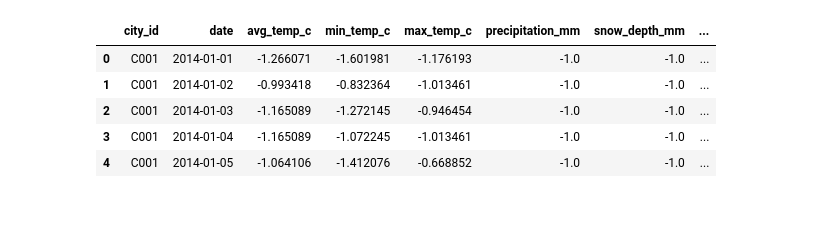
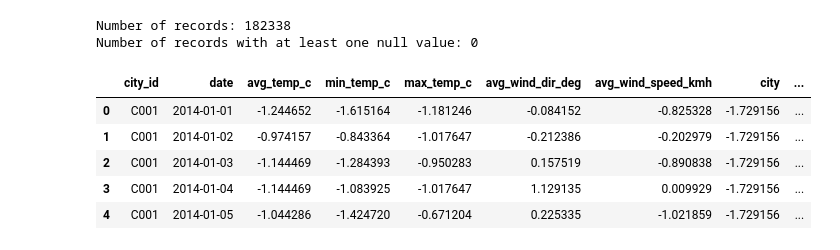
Before and after one commit to Team-Optima/predicta-predication, a Jupyter notebook: models/torch-lstm-1.ipynb, the cells around one changed output. Drawn from its saved outputs; the diff is of its cells as text; code cells hidden in the pictures; blank space fills up the shorter version.

```diff
--- a/models/torch-lstm-1.ipynb
+++ b/models/torch-lstm-1.ipynb
@@ -8,5 +14,5 @@ from torch.utils.data import DataLoader, TensorDataset
 # %%
-data = pd.read_csv('./../derived_data_csv/new_features_added_min.csv')
+data = pd.read_csv('drive/MyDrive/Code/derived_data_csv/new_features_added_filled_nearest_neigb_min.csv')
 # %%
 data.columns
 # %% [output]
@@ -84,11 +36,19 @@ dtype: int64
+# %%
+num_rows_with_nulls = data.isnull().any(axis=1).sum()
+print(f"Number of records: {len(data)}")
+print(f"Number of records with at least one null value: {num_rows_with_nulls}")
+# %% [output]
+Number of records: 182338
+Number of records with at least one null value: 0
 # %%
 # print(data[features].head())
-data = data.fillna(-1)
+
+# data_filled = data.fillna(-1)
 data.head()
 # %% [output]
-|  | city_id | date | avg_temp_c | min_temp_c | max_temp_c | precipitation_mm | snow_depth_mm | ... |
-| 0 | C001 | 2014-01-01 | -1.266071 | -1.601981 | -1.176193 | -1.0 | -1.0 | ... |
-| 1 | C001 | 2014-01-02 | -0.993418 | -0.832364 | -1.013461 | -1.0 | -1.0 | ... |
-| 2 | C001 | 2014-01-03 | -1.165089 | -1.272145 | -0.946454 | -1.0 | -1.0 | ... |
-| 3 | C001 | 2014-01-04 | -1.165089 | -1.072245 | -1.013461 | -1.0 | -1.0 | ... |
-| 4 | C001 | 2014-01-05 | -1.064106 | -1.412076 | -0.668852 | -1.0 | -1.0 | ... |
+|  | city_id | date | avg_temp_c | min_temp_c | max_temp_c | avg_wind_dir_deg | avg_wind_speed_kmh | city | ... |
+| 0 | C001 | 2014-01-01 | -1.244652 | -1.615164 | -1.181246 | -0.084152 | -0.825328 | -1.729156 | ... |
+| 1 | C001 | 2014-01-02 | -0.974157 | -0.843364 | -1.017647 | -0.212386 | -0.202979 | -1.729156 | ... |
+| 2 | C001 | 2014-01-03 | -1.144469 | -1.284393 | -0.950283 | 0.157519 | -0.890838 | -1.729156 | ... |
+| 3 | C001 | 2014-01-04 | -1.144469 | -1.083925 | -1.017647 | 1.129135 | 0.009929 | -1.729156 | ... |
+| 4 | C001 | 2014-01-05 | -1.044286 | -1.424720 | -0.671204 | 0.225335 | -1.021859 | -1.729156 | ... |
```
Also changed, not shown: parts of 27 cells of this notebook.
